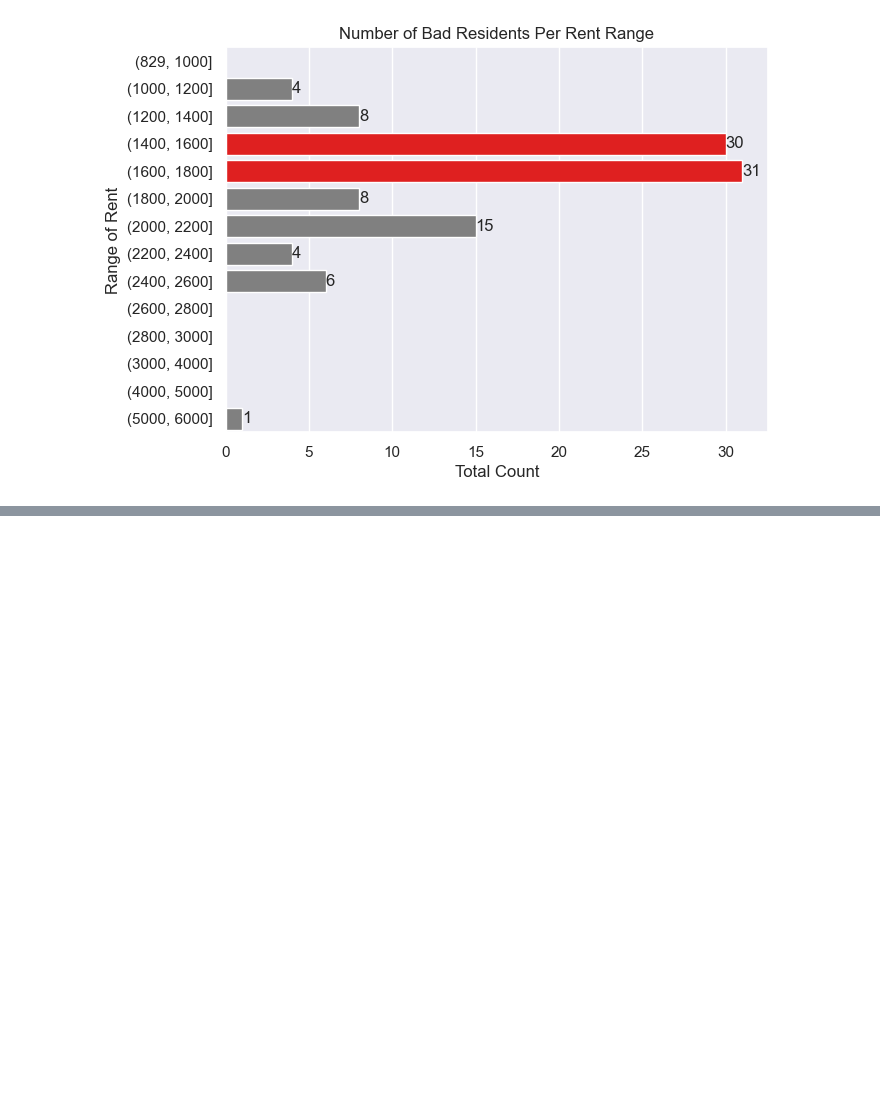
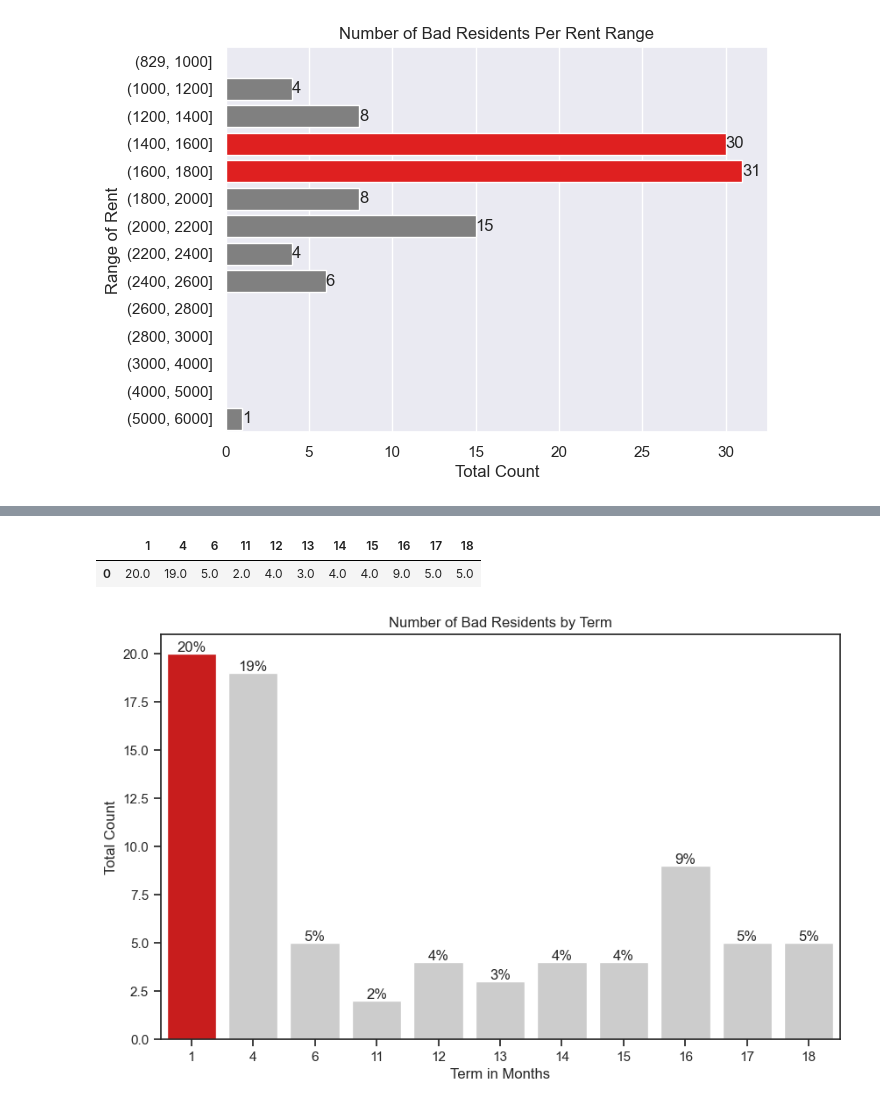
Before and after one commit to Project-DANE/DANE, a Jupyter notebook: e_workbook.ipynb, the cells around one changed output, grey strips where cells are left out. Saved outputs shown, nothing was run; the diff lists cells and outputs as text; code cells hidden in the pictures; blank space fills up the shorter version.

```diff
--- a/e_workbook.ipynb
+++ b/e_workbook.ipynb
@@ -638,0 +673,31 @@ edgecolor=['black','#cccccc', '#cccccc','#cccccc', '#cccccc', '#cccccc']
+# %%
+term_prop(train)
+# %% [output]
+|  | 1 | 4 | 6 | 11 | 12 | 13 | 14 | 15 | 16 | 17 | 18 |
+| 0 | 20.0 | 19.0 | 5.0 | 2.0 | 4.0 | 3.0 | 4.0 | 4.0 | 9.0 | 5.0 | 5.0 |
+# %%
+def plot_term_prop(term):
+    plt.figure(figsize = (10,6))
+    color = ['#E50000', '#cccccc', '#cccccc', '#cccccc', '#cccccc', '#cccccc', '#cccccc',
+                         '#cccccc', '#cccccc', '#cccccc', '#cccccc']
+
+        # set the font scale
+    sns.set(font_scale= 1)
+
+    sns.set_style('ticks')
+    bar= sns.barplot(data=term, palette= color)
+    plt.title(f'Number of Bad Residents by Term')
+    plt.xlabel(f'Term in Months')
+    plt.ylabel('Total Count')
+    bar = plt.gca()
+    bar.set_facecolor('white')
+    for p in bar.patches:
+            height= p.get_height() / len(term) * 1
+            bar.annotate(f"{round(height)}%",(p.get_x() + p.get_width() / 2,
+                                                 p.get_height()), ha='center', va='center',
+                                                 xytext=(0, 5), textcoords='offset points')
+    plt.show()
+# %%
+plot_term_prop(term)
+# %% [output]
+[figure, added]
```
Also changed, not shown: parts of 53 cells of this notebook.
